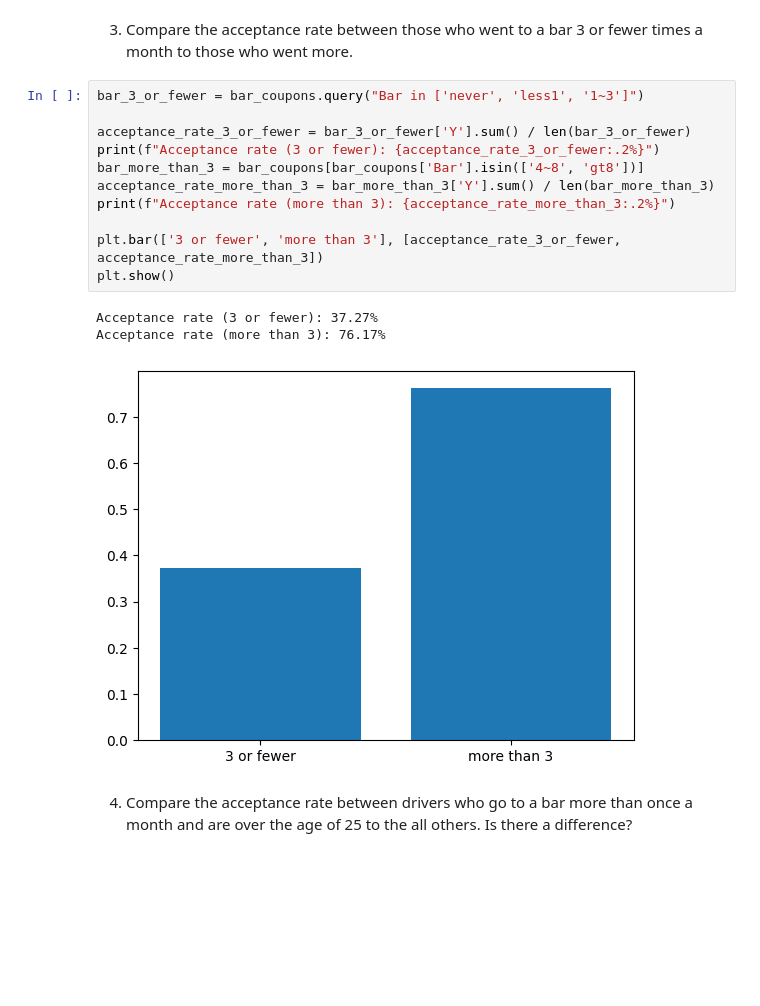
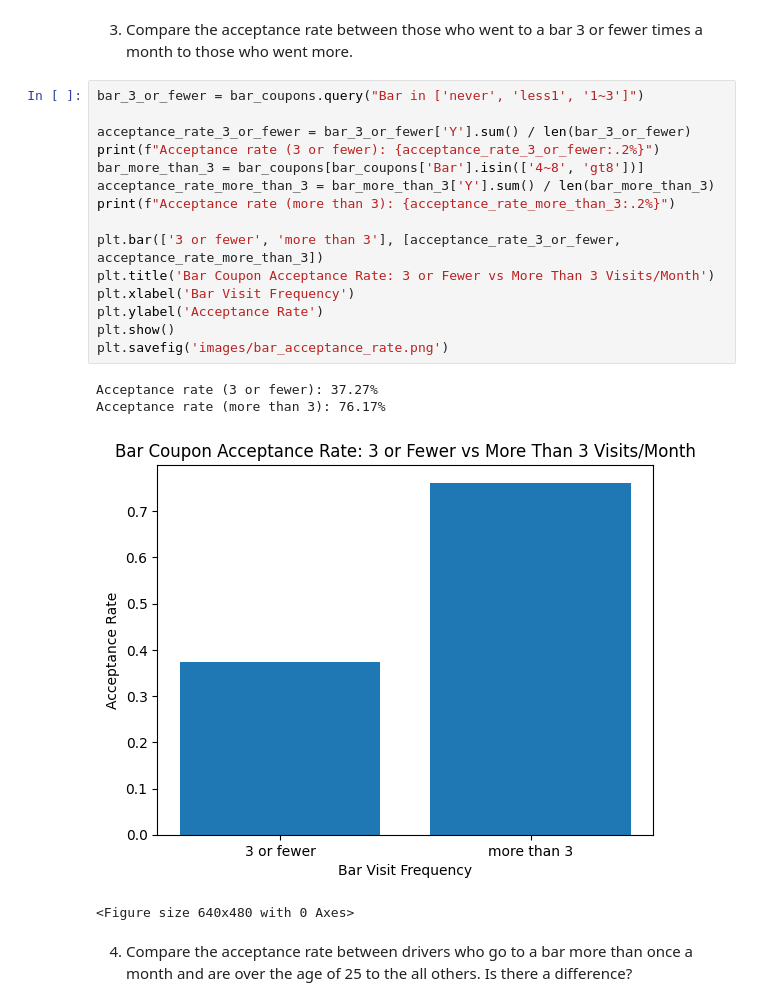
Before and after one commit to rajkrrsingh/Coupon-Acceptance-Analysis, a Jupyter notebook: prompt.ipynb, the cells around one changed output. Saved outputs shown, nothing was run; the diff lists cells and outputs as text; blank space fills up the shorter version.

Commit message:
updated the images

```diff
--- a/prompt.ipynb
+++ b/prompt.ipynb
@@ -164,18 +175,23 @@ print(f"{accepted[1]*100:.2f} of bar coupons were accepted.")
 # %%
 bar_3_or_fewer = bar_coupons.query("Bar in ['never', 'less1', '1~3']")
 
 acceptance_rate_3_or_fewer = bar_3_or_fewer['Y'].sum() / len(bar_3_or_fewer)
 print(f"Acceptance rate (3 or fewer): {acceptance_rate_3_or_fewer:.2%}")
 bar_more_than_3 = bar_coupons[bar_coupons['Bar'].isin(['4~8', 'gt8'])]
 acceptance_rate_more_than_3 = bar_more_than_3['Y'].sum() / len(bar_more_than_3)
 print(f"Acceptance rate (more than 3): {acceptance_rate_more_than_3:.2%}")
 
 plt.bar(['3 or fewer', 'more than 3'], [acceptance_rate_3_or_fewer, acceptance_rate_more_than_3])
+plt.title('Bar Coupon Acceptance Rate: 3 or Fewer vs More Than 3 Visits/Month')
+plt.xlabel('Bar Visit Frequency')
+plt.ylabel('Acceptance Rate')
 plt.show()
+plt.savefig('images/bar_acceptance_rate.png')
 # %% [output]
 Acceptance rate (3 or fewer): 37.27%
 Acceptance rate (more than 3): 76.17%
-[figure, old version]
+[figure, new version]
+<Figure size 640x480 with 0 Axes>
 # %% [markdown]
 4. Compare the acceptance rate between drivers who go to a bar more than once a month and are over the age of 25 to the all others.  Is there a difference?
 # %%
```
Also changed, not shown: parts of 3 cells of this notebook, 4 other files.
